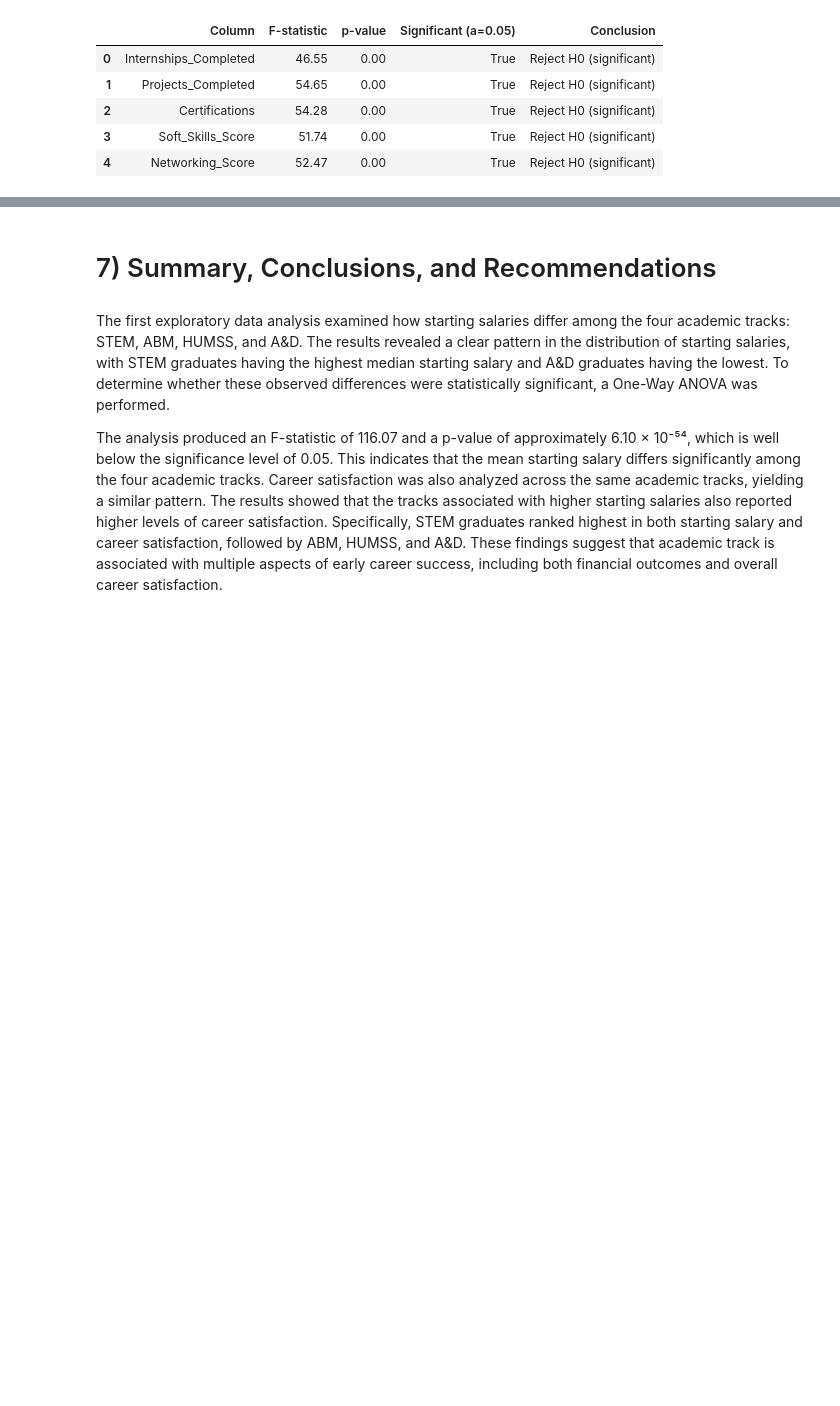
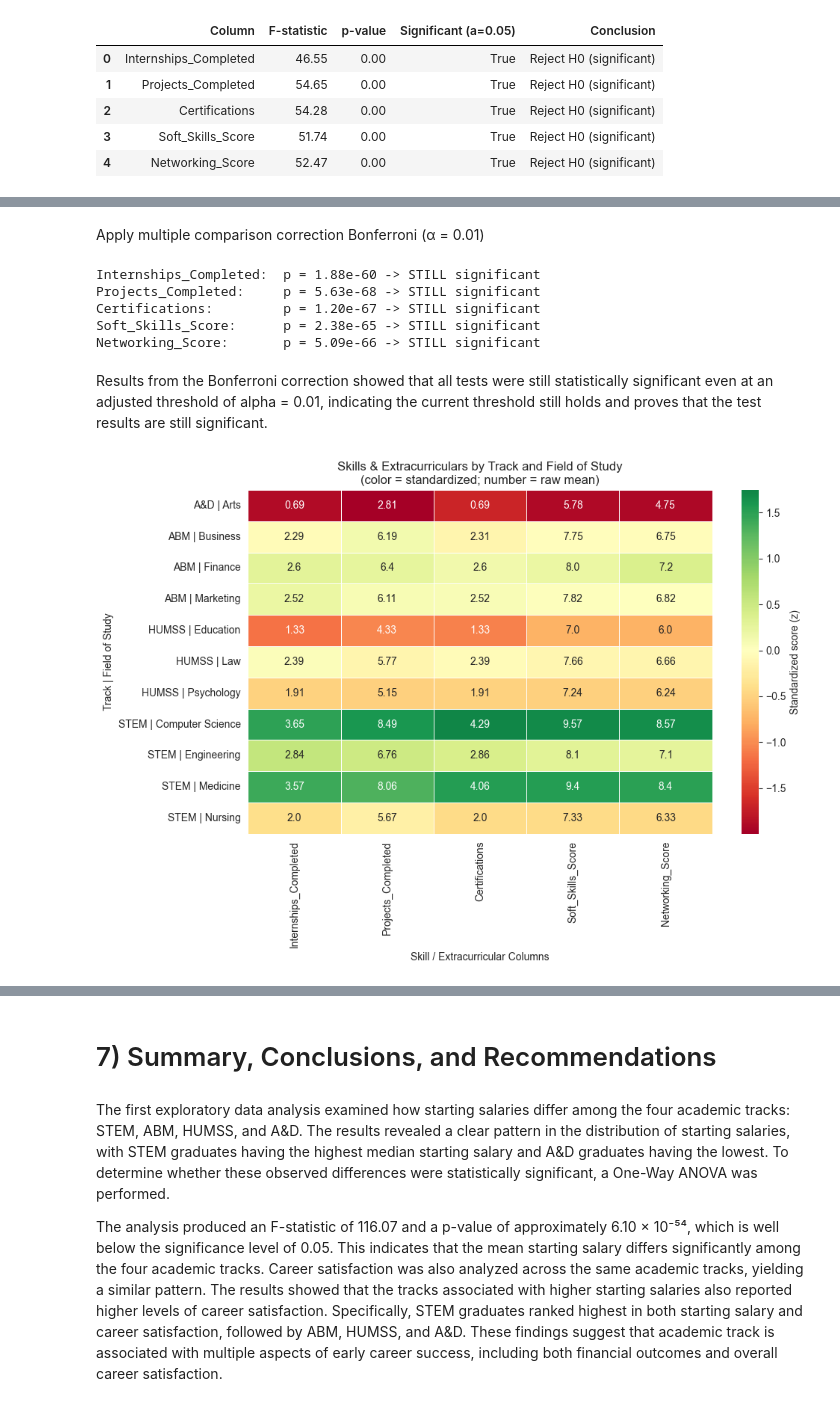
Before and after one commit to Ulturaa/CSMODEL_MCO, a Jupyter notebook: TotallyStats_MCO2.ipynb, the cells around one changed output, grey strips where cells are left out. Saved outputs shown, nothing was run; the diff lists cells and outputs as text; code cells hidden in the pictures; blank space fills up the shorter version.

Commit message:
Added stat testing E
Added stat testing E and fixed some formats

```diff
--- a/TotallyStats_MCO2.ipynb
+++ b/TotallyStats_MCO2.ipynb
@@ -1062,0 +1239,49 @@ __`perform STATISTICAL INFERENCE here`__
+# %% [markdown]
+Apply multiple comparison correction Bonferroni (α = 0.01)
+# %%
+alpha = 0.05
+bonferroni_alpha = alpha / len(skill_cols)
+
+for col in skill_cols:
+    groups = [g[col].dropna().values for _, g in ecs_df.groupby('Field_of_Study')]
+    f_stat, p_value = f_oneway(*groups)
+    still_significant = p_value < bonferroni_alpha
+    print(f"{col}: \tp = {p_value:.2e} -> "
+          f"{'STILL significant' if still_significant else 'NOT significant'} "
+        )
+# %% [output]
+Internships_Completed:  p = 1.88e-60 -> STILL significant
+Projects_Completed:     p = 5.63e-68 -> STILL significant
+Certifications:         p = 1.20e-67 -> STILL significant
+Soft_Skills_Score:      p = 2.38e-65 -> STILL significant
+Networking_Score:       p = 5.09e-66 -> STILL significant
+# %% [markdown]
+Results from the Bonferroni correction showed that all tests were still statistically significant even at an adjusted threshold of alpha = 0.01, indicating the current threshold still holds and proves that the test results are still significant.
+# %%
+# Plot heatmap for visual presentation
+# Standardize (z-score) each column so variables on different scales are comparable
+# Use eda4b var from EDA 5 | var is called eda4 but its from eda 5
+eda4_indexed = eda4.set_index(['Track', 'Field_of_Study'])              # Re index the DF to show the tracks for each educ_field in the heatmap
+eda4_z = (eda4_indexed - eda4_indexed.mean()) / eda4_indexed.std()      # Z score
+eda4_sorted = eda4_indexed.sort_index(level='Track')                    # Sort by track
+eda4_z_sorted = eda4_z.reindex(eda4_sorted.index)                       # Sort z scores via index from prev
+
+row_labels = [f"{track} | {field}" for track, field in eda4_sorted.index]
+
+plt.figure(figsize=(10, 7))
+sns.heatmap(
+    eda4_z_sorted.values,
+    annot=eda4_sorted.round(2).values, fmt='',
+    cmap='RdYlGn', center=0, linewidths=0.5,
+    yticklabels=row_labels,
+    xticklabels=['Internships_Completed','Projects_Completed','Certifications',
+                 'Soft_Skills_Score','Networking_Score'],
+    cbar_kws={'label': 'Standardized score (z)'}
+)
+plt.title('Skills & Extracurriculars by Track and Field of Study\n(color = standardized; number = raw mean)')
+plt.ylabel('Track | Field of Study')
+plt.xlabel('Skill / Extracurricular Columns')
+plt.tight_layout()
+plt.show()
+# %% [output]
+[figure, added]
```
Also changed, not shown: parts of 42 cells of this notebook, 2 other files.
